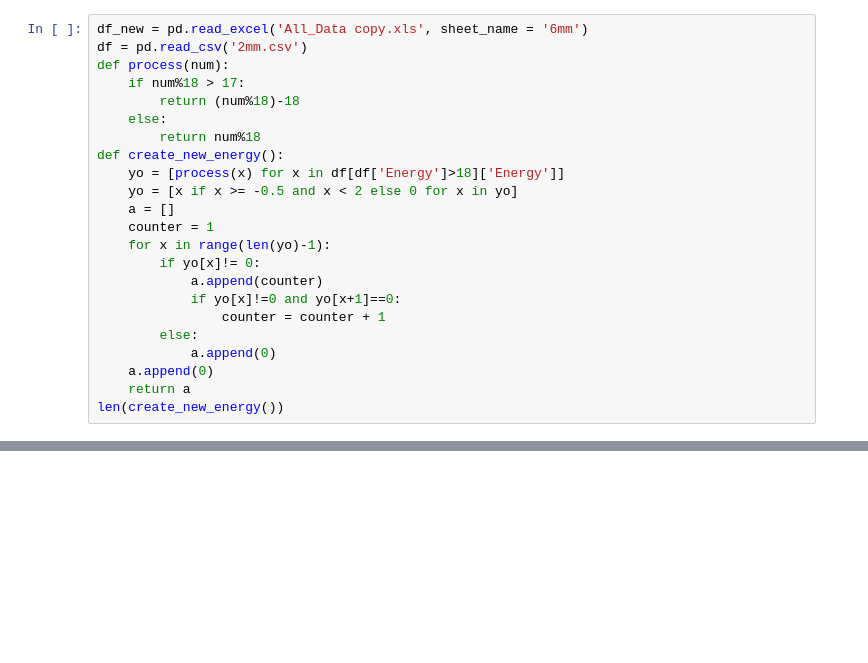
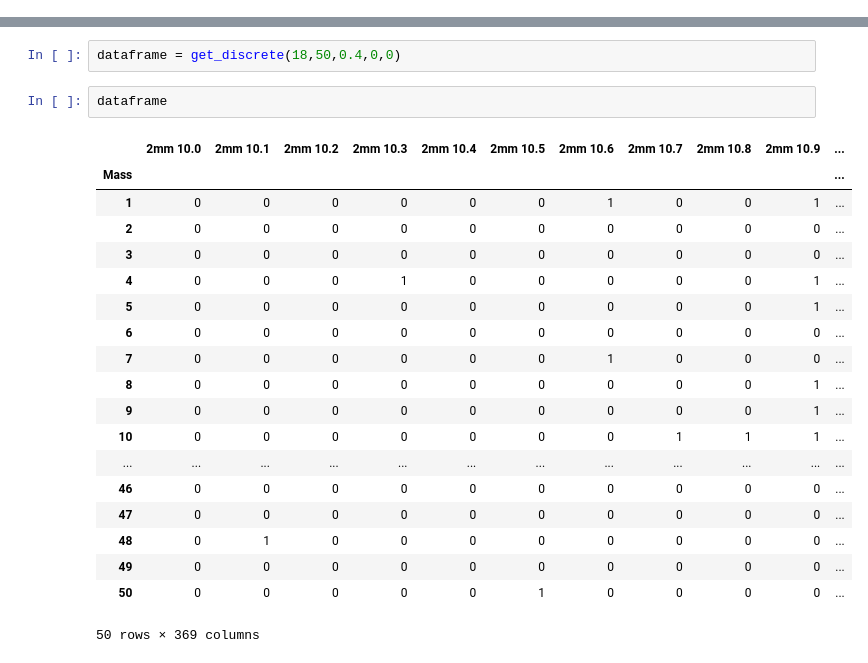
Before and after one commit to gishan12/mass_spec, a Jupyter notebook: Clusters.ipynb, the cells around one changed output, grey strips where cells are left out. Cells and saved outputs as stored; diff of their text form; blank space fills up the shorter version.

```diff
--- a/Clusters.ipynb
+++ b/Clusters.ipynb
@@ -9,23 +9,0 @@ import plotly.express as px
-# %%
-df_new = pd.read_excel('All_Data copy.xls', sheet_name = '6mm')
-df = pd.read_csv('2mm.csv')
-def process(num):
-    if num%18 > 17:
-        return (num%18)-18
-    else:
-        return num%18
-def create_new_energy():
-    yo = [process(x) for x in df[df['Energy']>18]['Energy']]
-    yo = [x if x >= -0.5 and x < 2 else 0 for x in yo]
-    a = []
-    counter = 1
-    for x in range(len(yo)-1):
-        if yo[x]!= 0:
-            a.append(counter)
-            if yo[x]!=0 and yo[x+1]==0:
-                counter = counter + 1
-        else:
-            a.append(0)
-    a.append(0)
-    return a
-len(create_new_energy())
@@ -47,0 +91,24 @@ new_df =clusterise(df)
+# %%
+dataframe = get_discrete(18,50,0.4,0,0)
+# %%
+dataframe
+# %% [output]
+|  | 2mm 10.0 | 2mm 10.1 | 2mm 10.2 | 2mm 10.3 | 2mm 10.4 | 2mm 10.5 | 2mm 10.6 | 2mm 10.7 | 2mm 10.8 | 2mm 10.9 | ... |
+| Mass |  |  |  |  |  |  |  |  |  |  | ... |
+| 1 | 0 | 0 | 0 | 0 | 0 | 0 | 1 | 0 | 0 | 1 | ... |
+| 2 | 0 | 0 | 0 | 0 | 0 | 0 | 0 | 0 | 0 | 0 | ... |
+| 3 | 0 | 0 | 0 | 0 | 0 | 0 | 0 | 0 | 0 | 0 | ... |
+| 4 | 0 | 0 | 0 | 1 | 0 | 0 | 0 | 0 | 0 | 1 | ... |
+| 5 | 0 | 0 | 0 | 0 | 0 | 0 | 0 | 0 | 0 | 1 | ... |
+| 6 | 0 | 0 | 0 | 0 | 0 | 0 | 0 | 0 | 0 | 0 | ... |
+| 7 | 0 | 0 | 0 | 0 | 0 | 0 | 1 | 0 | 0 | 0 | ... |
+| 8 | 0 | 0 | 0 | 0 | 0 | 0 | 0 | 0 | 0 | 1 | ... |
+| 9 | 0 | 0 | 0 | 0 | 0 | 0 | 0 | 0 | 0 | 1 | ... |
+| 10 | 0 | 0 | 0 | 0 | 0 | 0 | 0 | 1 | 1 | 1 | ... |
+| ... | ... | ... | ... | ... | ... | ... | ... | ... | ... | ... | ... |
+| 46 | 0 | 0 | 0 | 0 | 0 | 0 | 0 | 0 | 0 | 0 | ... |
+| 47 | 0 | 0 | 0 | 0 | 0 | 0 | 0 | 0 | 0 | 0 | ... |
+| 48 | 0 | 1 | 0 | 0 | 0 | 0 | 0 | 0 | 0 | 0 | ... |
+| 49 | 0 | 0 | 0 | 0 | 0 | 0 | 0 | 0 | 0 | 0 | ... |
+| 50 | 0 | 0 | 0 | 0 | 0 | 1 | 0 | 0 | 0 | 0 | ... |
+50 rows × 369 columns
```
Also changed, not shown: parts of 30 cells of this notebook, 2 other files.
